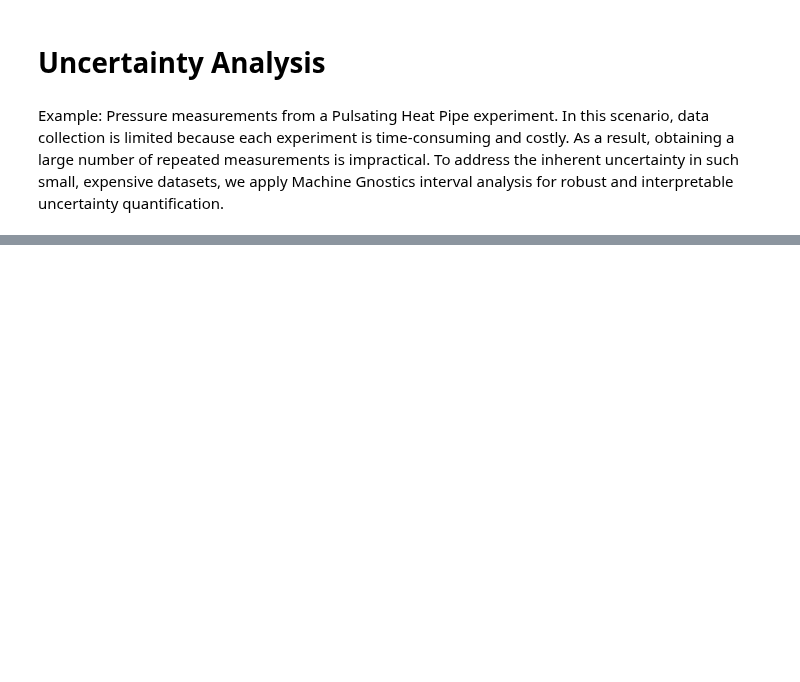
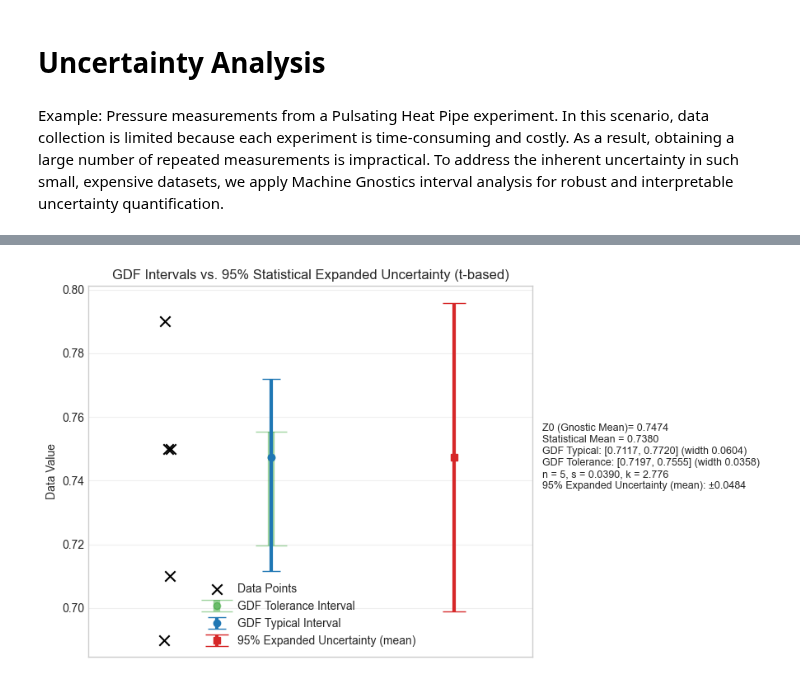
Before and after one commit to MachineGnostics/machinegnostics, a Jupyter notebook: examples/example_0_5_gnostic_uncertainty_analysis.ipynb, the cells around one changed output, grey strips where cells are left out. Drawn from its saved outputs; the diff is of its cells as text; code cells hidden in the pictures; blank space fills up the shorter version.

```diff
--- a/examples/example_0_5_gnostic_uncertainty_analysis.ipynb
+++ b/examples/example_0_5_gnostic_uncertainty_analysis.ipynb
@@ -100,0 +70,81 @@ plt.show()
+# %%
+# Compare GDF intervals with 95% statistical expanded uncertainty
+import numpy as np
+import matplotlib.pyplot as plt
+
+# Try to use Student-t coverage factor; fallback to normal approx if SciPy unavailable
+try:
+    from scipy.stats import t
+    has_scipy = True
+except Exception:
+    has_scipy = False
+
+# Existing results from IntervalAnalysis
+# Z0 (mean/center), Z0L/Z0U (tolerance), ZL/ZU (typical) should already be defined above
+n = len(data)
+s = np.std(data, ddof=1)            # sample std dev
+u_mean = s / np.sqrt(n)              # standard uncertainty of the mean
+k = t.ppf(0.975, df=n-1) if has_scipy else 1.96  # 95% coverage factor
+U95 = k * u_mean                     # expanded uncertainty (mean ± U95)
+
+# GDF intervals around Z0
+typical_lower = Z0 - ZL
+typical_upper = ZU - Z0
+tolerance_lower = Z0 - Z0L
+tolerance_upper = Z0U - Z0
+
+# Plotting
+plt.style.use('seaborn-v0_8-whitegrid')
+fig, ax = plt.subplots(figsize=(9, 5))
+
+x_data = 0.8      # data points
+x_gdf = 1.0       # GDF intervals
+x_stat = 1.35     # statistical expanded uncertainty
+
+# Data points (slight horizontal jitter for visibility)
+rng = np.random.default_rng(7)
+jitter = (rng.random(len(data)) - 0.5) * 0.02
+ax.scatter([x_data + j for j in jitter], data, color='black', marker='x', s=80, label='Data Points', zorder=3)
+
+# GDF tolerance interval (thick, behind)
+ax.errorbar(x_gdf, Z0,
+            yerr=[[tolerance_lower], [tolerance_upper]],
+            fmt='o', markersize=6, capsize=14, elinewidth=6,
+            color='tab:green', alpha=0.45, label='GDF Tolerance Interval', zorder=1)
+
+# GDF typical interval (in front)
+ax.errorbar(x_gdf, Z0,
+            yerr=[[typical_lower], [typical_upper]],
+            fmt='o', markersize=6, capsize=8, elinewidth=3,
+            color='tab:blue', label='GDF Typical Interval', zorder=2)
+
+# 95% statistical expanded uncertainty for the mean (t-based if available)
+ax.errorbar(x_stat, Z0,
+            yerr=[[U95], [U95]],
+            fmt='s', markersize=6, capsize=10, elinewidth=3,
+            color='tab:red', label='95% Expanded Uncertainty (mean)', zorder=2)
+
+# Cosmetic tweaks
+ax.set_xlim(0.65, 1.5)
+ax.set_xticks([])
+ax.set_ylabel('Data Value')
+title_note = 't-based' if has_scipy else 'normal approx'
+ax.set_title(f'GDF Intervals vs. 95% Statistical Expanded Uncertainty ({title_note})')
+ax.legend(loc='best')
+ax.grid(True, alpha=0.3)
+
+# Annotate values for clarity
+txt = [
+    f"Z0 (Gnostic Mean)= {Z0:.4f}",
+    f"Statistical Mean = {np.mean(data):.4f}",
+    f"GDF Typical: [{ZL:.4f}, {ZU:.4f}] (width {ZU - ZL:.4f})",
+    f"GDF Tolerance: [{Z0L:.4f}, {Z0U:.4f}] (width {Z0U - Z0L:.4f})",
+    f"n = {n}, s = {s:.4f}, k = {k:.3f}",
+    f"95% Expanded Uncertainty (mean): ±{U95:.4f}"
+]
+ax.text(1.52, Z0, '\n'.join(txt), va='center', fontsize=9)
+
+plt.tight_layout()
+plt.show()
+# %% [output]
+[figure, added]
```
Also changed, not shown: parts of 6 cells of this notebook, 4 other files.
